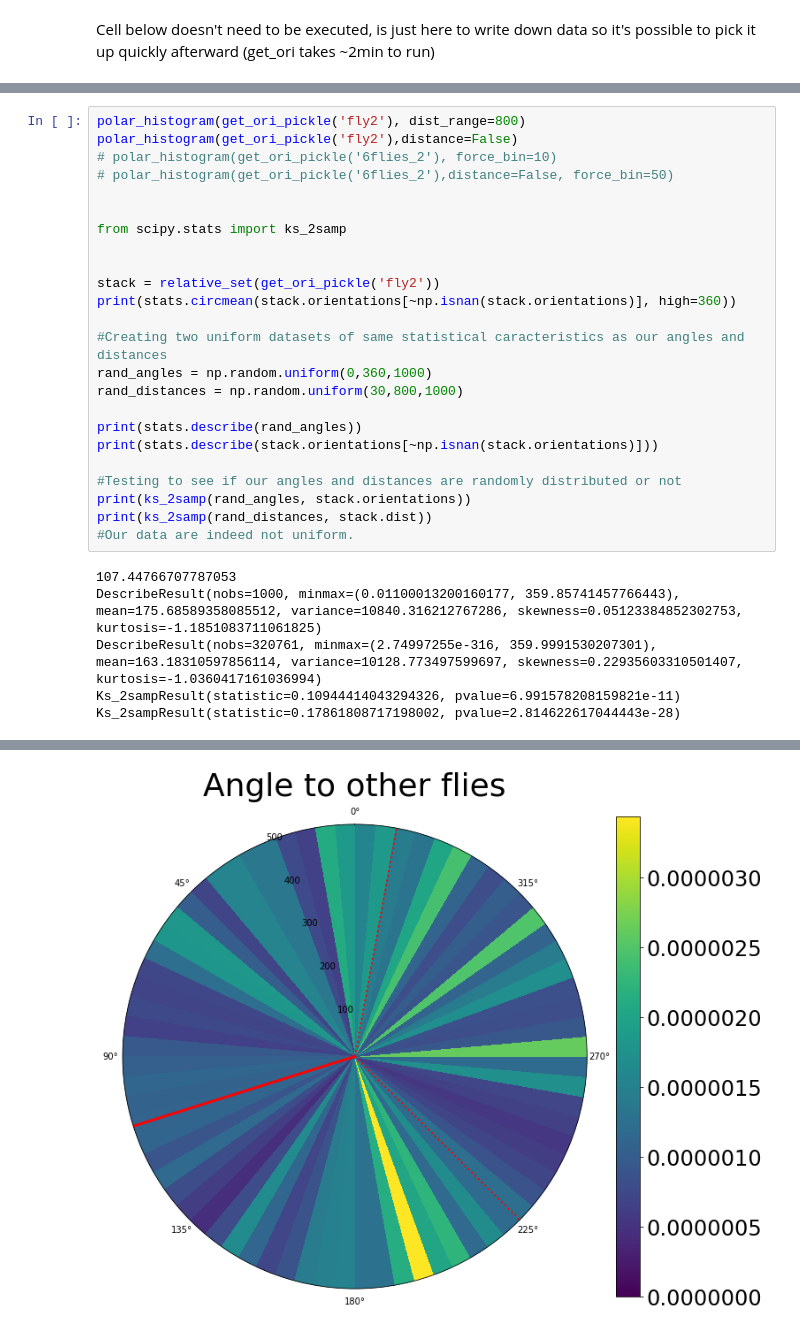
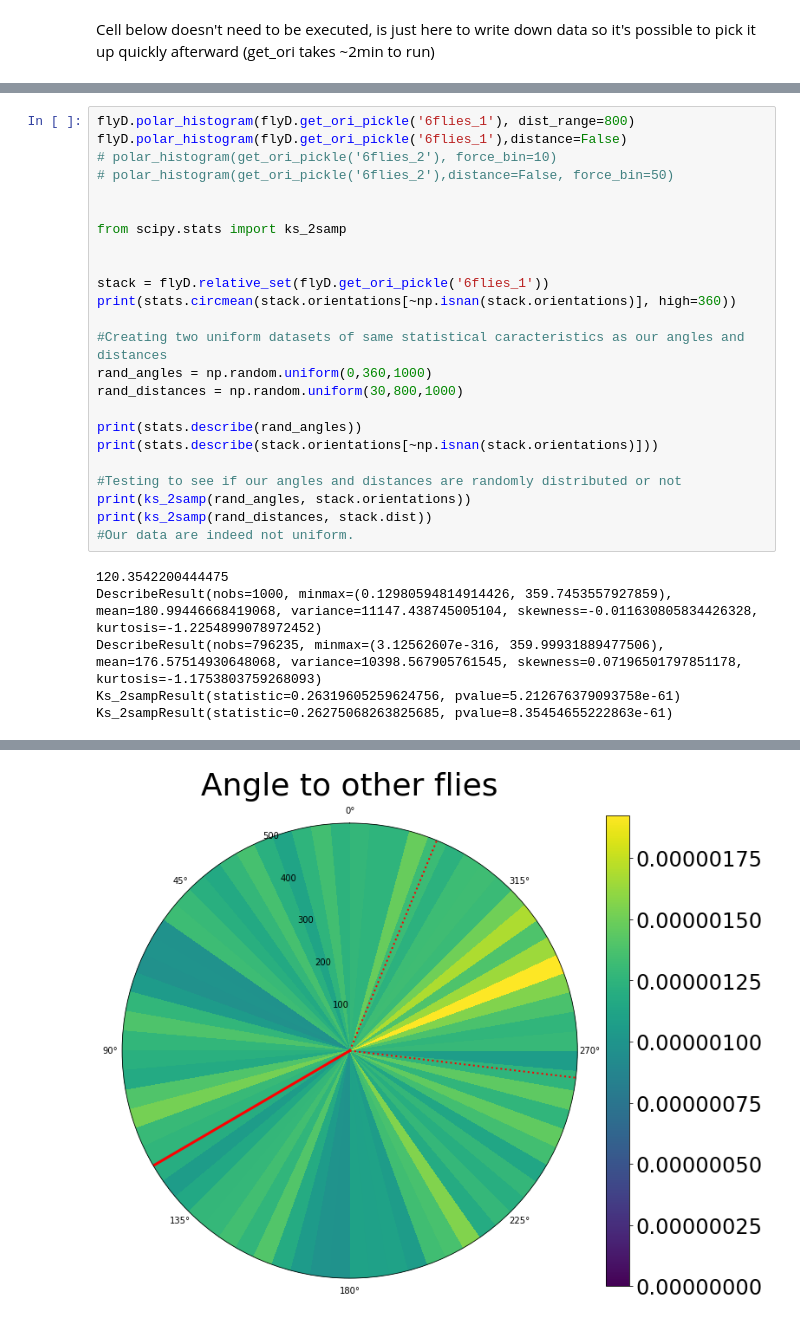
Before and after one commit to StrepsipZerg/flyDtracker, a Jupyter notebook: testing.ipynb, the cells around one changed output, grey strips where cells are left out. Saved outputs shown, nothing was run; the diff lists cells and outputs as text.

```diff
--- a/testing.ipynb
+++ b/testing.ipynb
@@ -132,6 +167,6 @@ ModuleNotFoundError: No module named 'working_functions'
 # %%
-polar_histogram(get_ori_pickle('fly2'), dist_range=800)
-polar_histogram(get_ori_pickle('fly2'),distance=False)
+flyD.polar_histogram(flyD.get_ori_pickle('6flies_1'), dist_range=800)
+flyD.polar_histogram(flyD.get_ori_pickle('6flies_1'),distance=False)
 # polar_histogram(get_ori_pickle('6flies_2'), force_bin=10)
 # polar_histogram(get_ori_pickle('6flies_2'),distance=False, force_bin=50)
 
@@ -139,7 +174,7 @@ polar_histogram(get_ori_pickle('fly2'),distance=False)
 from scipy.stats import ks_2samp
 
 
-stack = relative_set(get_ori_pickle('fly2'))
+stack = flyD.relative_set(flyD.get_ori_pickle('6flies_1'))
 print(stats.circmean(stack.orientations[~np.isnan(stack.orientations)], high=360))
 
 #Creating two uniform datasets of same statistical caracteristics as our angles and distances
@@ -154,8 +189,8 @@ print(ks_2samp(rand_angles, stack.orientations))
 print(ks_2samp(rand_distances, stack.dist))
 #Our data are indeed not uniform.
 # %% [output]
-107.44766707787053
-DescribeResult(nobs=1000, minmax=(0.01100013200160177, 359.85741457766443), mean=175.68589358085512, variance=10840.316212767286, skewness=0.05123384852302753, kurtosis=-1.1851083711061825)
-DescribeResult(nobs=320761, minmax=(2.74997255e-316, 359.9991530207301), mean=163.18310597856114, variance=10128.773497599697, skewness=0.22935603310501407, kurtosis=-1.0360417161036994)
-Ks_2sampResult(statistic=0.10944414043294326, pvalue=6.991578208159821e-11)
-Ks_2sampResult(statistic=0.17861808717198002, pvalue=2.814622617044443e-28)
+120.3542200444475
+DescribeResult(nobs=1000, minmax=(0.12980594814914426, 359.7453557927859), mean=180.99446668419068, variance=11147.438745005104, skewness=-0.011630805834426328, kurtosis=-1.2254899078972452)
+DescribeResult(nobs=796235, minmax=(3.12562607e-316, 359.99931889477506), mean=176.57514930648068, variance=10398.567905761545, skewness=0.07196501797851178, kurtosis=-1.1753803759268093)
+Ks_2sampResult(statistic=0.26319605259624756, pvalue=5.212676379093758e-61)
+Ks_2sampResult(statistic=0.26275068263825685, pvalue=8.35454655222863e-61)
@@ -163 +198 @@ Ks_2sampResult(statistic=0.17861808717198002, pvalue=2.814622617044443e-28)
-[figure, old version]
+[figure, new version]
```
Also changed, not shown: parts of 8 cells of this notebook, 1 other file.
